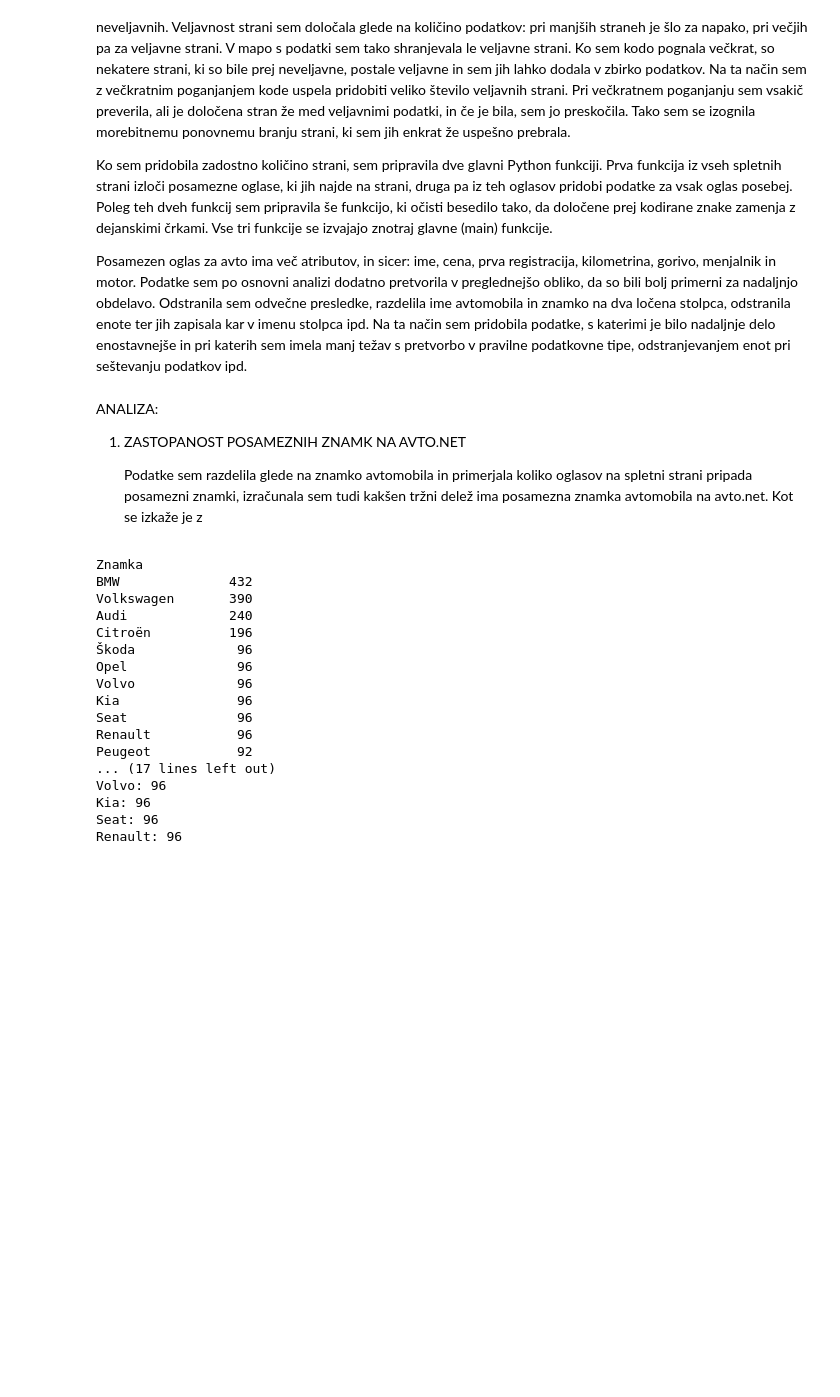
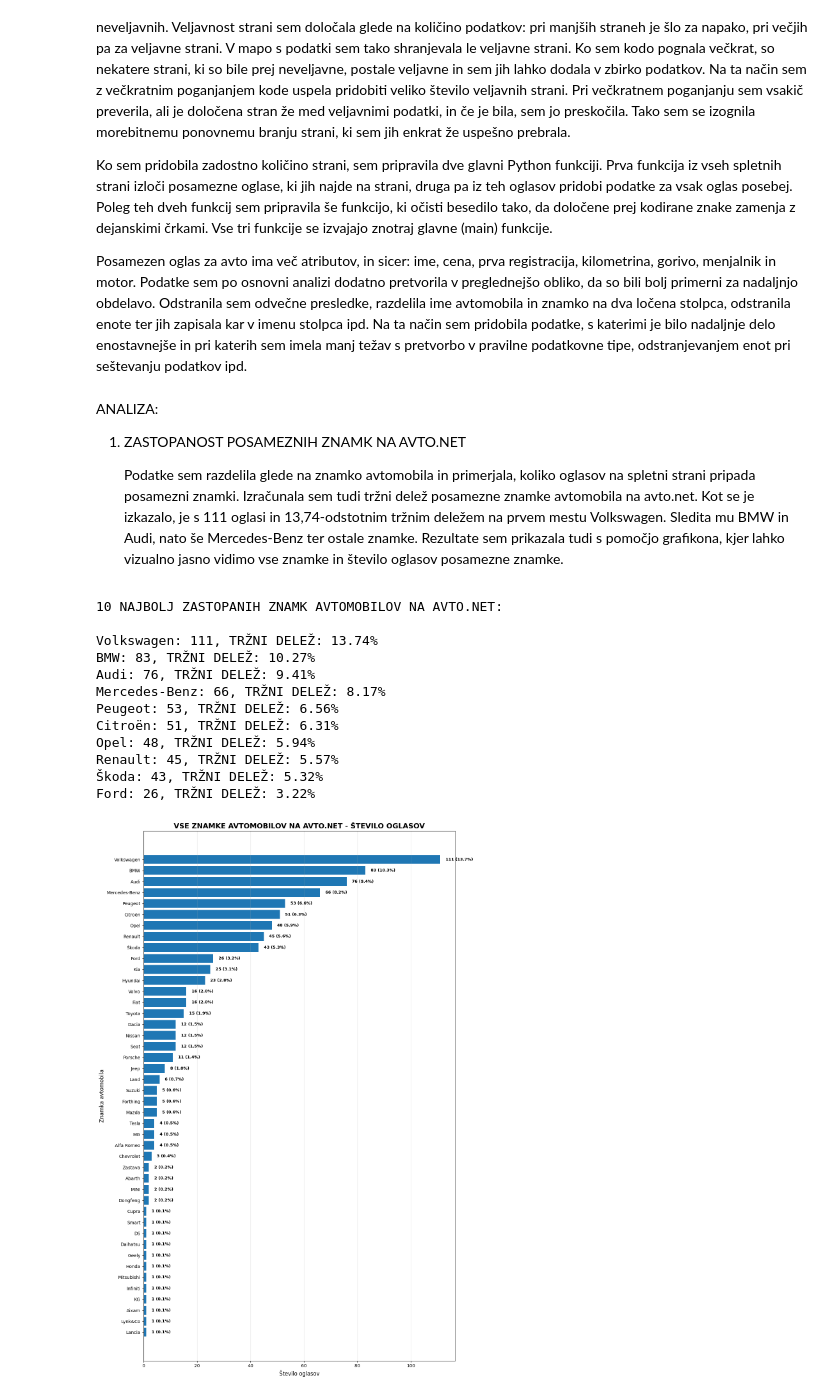
Before and after one commit to PatricijaCokan/seminarska_naloga_uvod_v_programiranje, a Jupyter notebook: analiza.ipynb, the cells around one changed output. Cells and saved outputs as stored; diff of their text form; code cells hidden in the pictures; blank space fills up the shorter version.

Commit message:
dokončano poročilo in manjši poravki pri pripravi podatkov v preberi_podatke.py datoteki

```diff
--- a/analiza.ipynb
+++ b/analiza.ipynb
@@ -21,31 +21,47 @@ ANALIZA:
 
 1. ZASTOPANOST POSAMEZNIH ZNAMK NA AVTO.NET
 
-    Podatke sem razdelila glede na znamko avtomobila in primerjala koliko oglasov na spletni strani pripada posamezni znamki, izračunala sem tudi kakšen tržni delež ima posamezna znamka avtomobila na avto.net. Kot se izkaže je z
+    Podatke sem razdelila glede na znamko avtomobila in primerjala, koliko oglasov na spletni strani pripada posamezni znamki. Izračunala sem tudi tržni delež posamezne znamke avtomobila na avto.net. Kot se je izkazalo, je s 111 oglasi in 13,74-odstotnim tržnim deležem na prvem mestu Volkswagen. Sledita mu BMW in Audi, nato še Mercedes-Benz ter ostale znamke. Rezultate sem prikazala tudi s pomočjo  grafikona, kjer lahko vizualno jasno vidimo vse znamke in število oglasov posamezne znamke.
 # %%
 podatki = pd.read_csv("oglasi_avto.csv")
+st_vseh_oglsov = len(podatki)
 st_oglsov_znamke = podatki.groupby("Znamka")["Znamka"].count()
 st_oglsov_znamke = st_oglsov_znamke.sort_values(ascending=False)
 deset_najvecjih_znamk = st_oglsov_znamke.head(10)
 print("10 NAJBOLJ ZASTOPANIH ZNAMK AVTOMOBILOV NA AVTO.NET:")
 print()
 for znamka, st_oglsov in deset_najvecjih_znamk.items():
-    print(f"{znamka}: {st_oglsov}")
+    print(f"{znamka}: {st_oglsov}, TRŽNI DELEŽ: {st_oglsov/st_vseh_oglsov:.2%}")
+st_oglsov_znamke = st_oglsov_znamke.sort_values(ascending=True)
+plt.figure(figsize=(12, max(8, len(st_oglsov_znamke) * 0.4)))
+bars = plt.barh(range(len(st_oglsov_znamke)), st_oglsov_znamke.values)
+plt.yticks(range(len(st_oglsov_znamke)), st_oglsov_znamke.index)
+
+plt.title('VSE ZNAMKE AVTOMOBILOV NA AVTO.NET - ŠTEVILO OGLASOV', fontsize=16, fontweight='bold')
+plt.xlabel('Število oglasov', fontsize=12)
+plt.ylabel('Znamka avtomobila', fontsize=12)
+
+for i, bar in enumerate(bars):
+    width = bar.get_width()
+    trzni_delez = width / st_vseh_oglsov
+    plt.text(width + 2, bar.get_y() + bar.get_height()/2.,
+             f'{width} ({trzni_delez:.1%})',
+             ha='left', va='center', fontweight='bold', fontsize=9)
+plt.tight_layout()
+plt.grid(axis='x', alpha=0.3)
+
+plt.show()
 # %% [output]
-Znamka
-BMW              432
-Volkswagen       390
-Audi             240
-Citroën          196
-Škoda             96
-Opel              96
-Volvo             96
-Kia               96
-Seat              96
-Renault           96
-Peugeot           92
-... (17 lines left out)
-Volvo: 96
-Kia: 96
-Seat: 96
-Renault: 96
+10 NAJBOLJ ZASTOPANIH ZNAMK AVTOMOBILOV NA AVTO.NET:
+
+Volkswagen: 111, TRŽNI DELEŽ: 13.74%
+BMW: 83, TRŽNI DELEŽ: 10.27%
+Audi: 76, TRŽNI DELEŽ: 9.41%
+Mercedes-Benz: 66, TRŽNI DELEŽ: 8.17%
+Peugeot: 53, TRŽNI DELEŽ: 6.56%
+Citroën: 51, TRŽNI DELEŽ: 6.31%
+Opel: 48, TRŽNI DELEŽ: 5.94%
+Renault: 45, TRŽNI DELEŽ: 5.57%
+Škoda: 43, TRŽNI DELEŽ: 5.32%
+Ford: 26, TRŽNI DELEŽ: 3.22%
+[figure, added]
```
Also changed, not shown: parts of 15 cells of this notebook, 3 other files.
